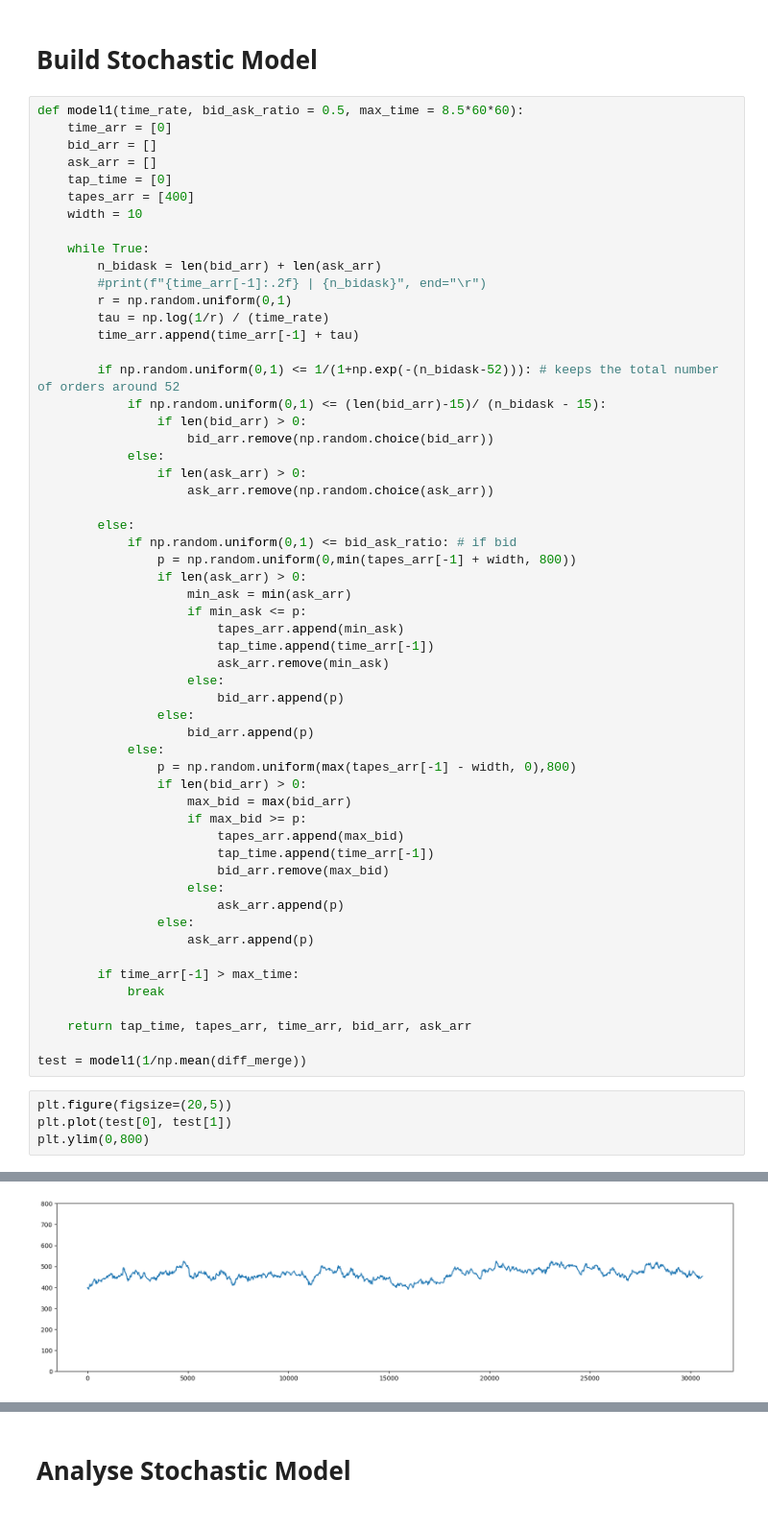
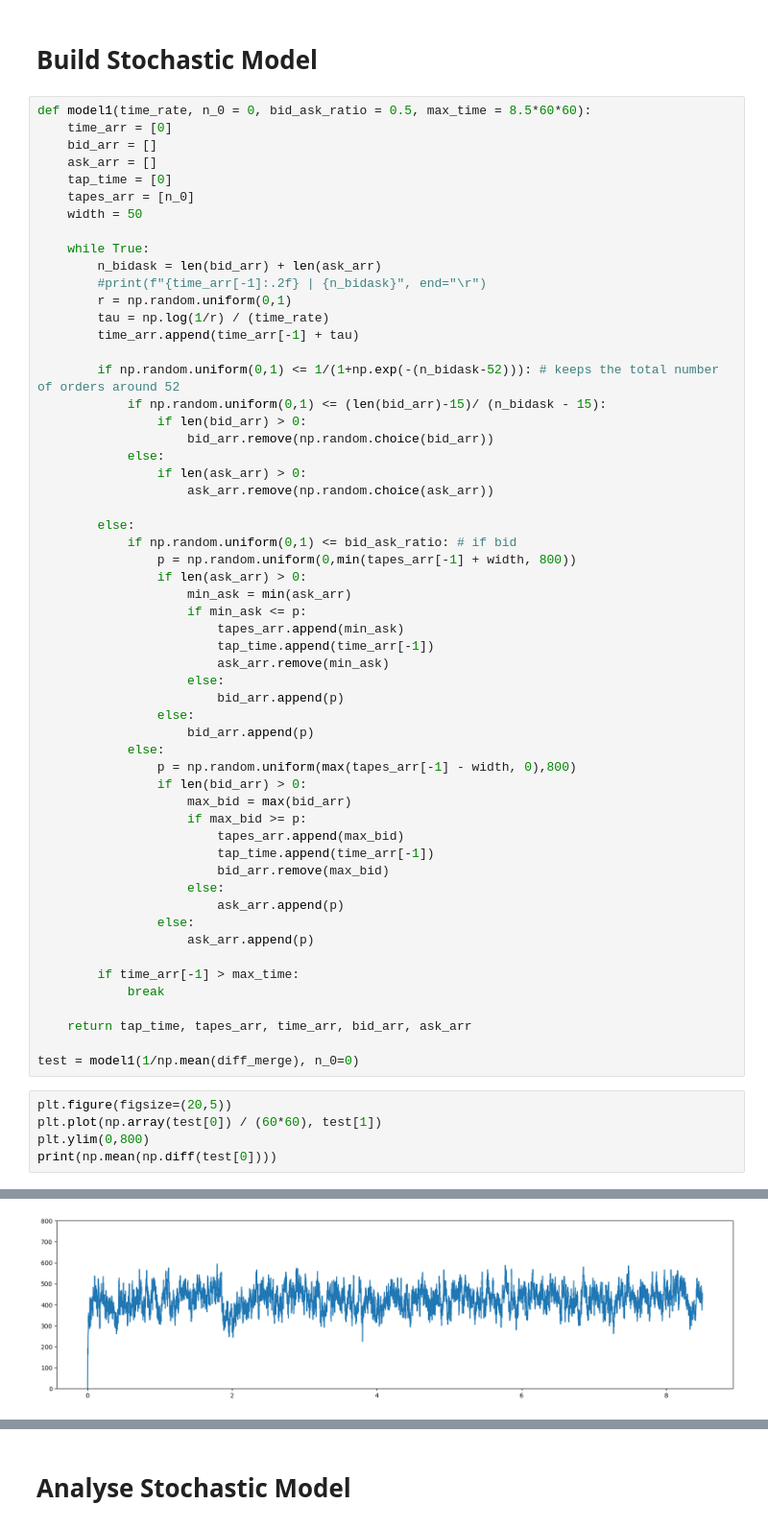
Before and after one commit to UoB-DSMP-2023-24/dsmp-2024-group-19, a Jupyter notebook: Stochastic/Simul1.ipynb, the cells around one changed output, grey strips where cells are left out. Shown at 96% size. Drawn from its saved outputs; the diff is of its cells as text.

```diff
--- a/Stochastic/Simul1.ipynb
+++ b/Stochastic/Simul1.ipynb
@@ -177,13 +176,13 @@ plt.show()
 # %% [markdown]
 # Build Stochastic Model
 # %%
-def model1(time_rate, bid_ask_ratio = 0.5, max_time = 8.5*60*60):
+def model1(time_rate, n_0 = 0, bid_ask_ratio = 0.5, max_time = 8.5*60*60):
     time_arr = [0]
     bid_arr = []
     ask_arr = []
     tap_time = [0]
-    tapes_arr = [400]
-    width = 10
+    tapes_arr = [n_0]
+    width = 50
 
     while True:
         n_bidask = len(bid_arr) + len(ask_arr)
@@ -231,9 +230,10 @@ def model1(time_rate, bid_ask_ratio = 0.5, max_time = 8.5*60*60):
 
     return tap_time, tapes_arr, time_arr, bid_arr, ask_arr
 
-test = model1(1/np.mean(diff_merge))
+test = model1(1/np.mean(diff_merge), n_0=0)
 # %%
 plt.figure(figsize=(20,5))
-plt.plot(test[0], test[1])
+plt.plot(np.array(test[0]) / (60*60), test[1])
 plt.ylim(0,800)
+print(np.mean(np.diff(test[0])))
 # %% [output]
@@ -241,4 +241,4 @@ plt.ylim(0,800)
-[figure, old version]
+[figure, new version]
 # %%
 plt.hist(test[-1])
 plt.hist(test[-2])
```
Also changed, not shown: parts of 7 cells of this notebook.
